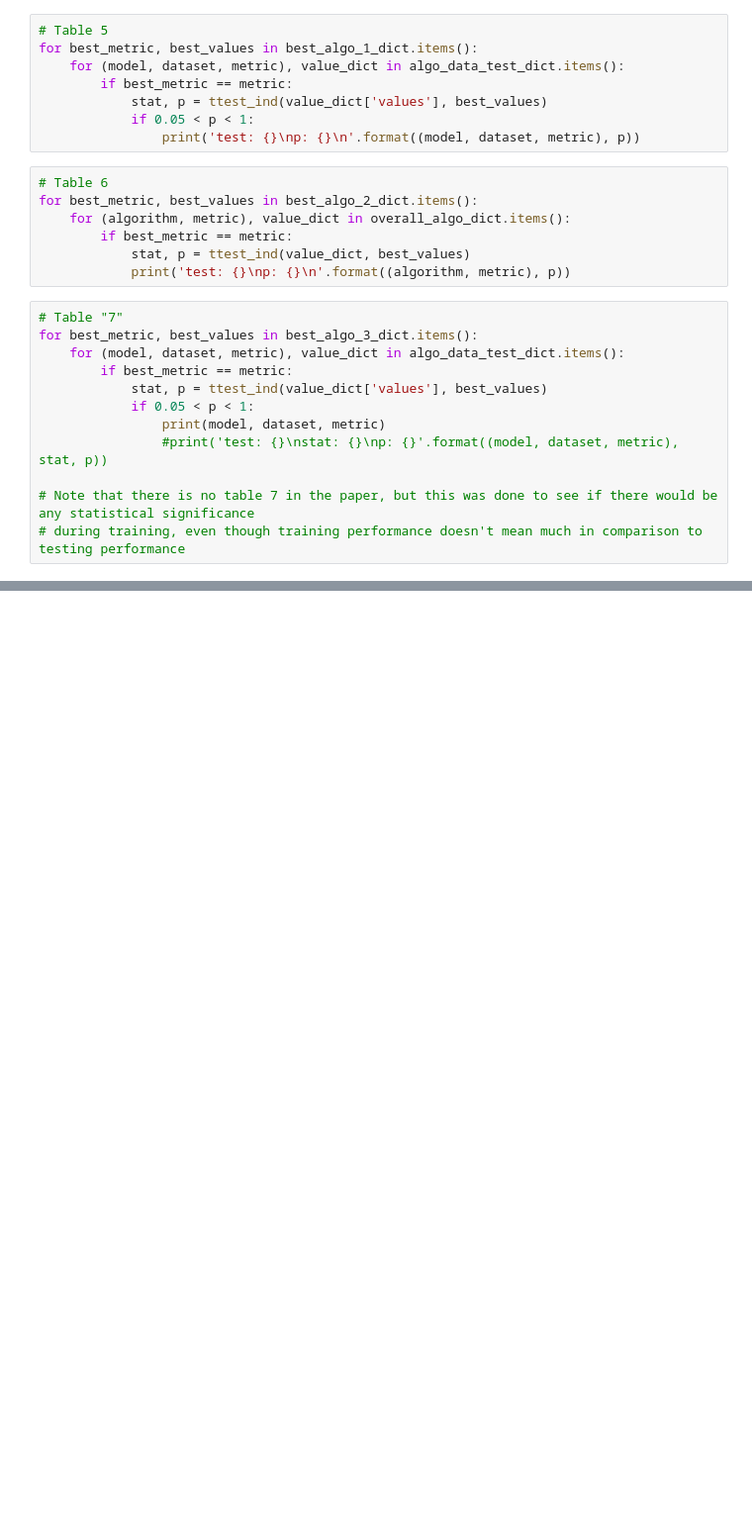
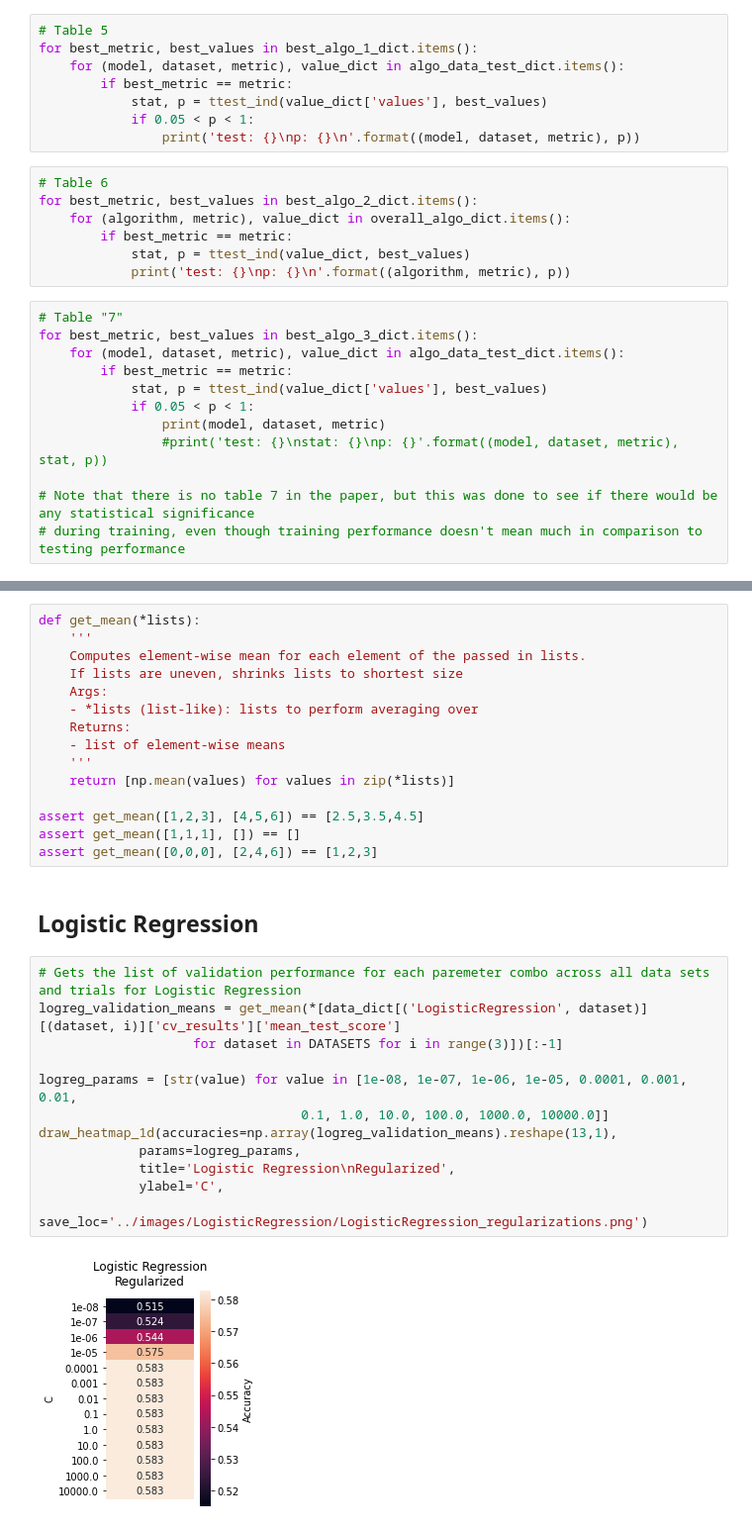
Before and after one commit to mlmabie/classifiercomparison, a Jupyter notebook: src/analysis.ipynb, the cells around one changed output, grey strips where cells are left out. Shown at 99% size. Drawn from its saved outputs; the diff is of its cells as text; blank space fills up the shorter version.

Commit message:
add heatmaps

```diff
--- a/src/analysis.ipynb
+++ b/src/analysis.ipynb
@@ -174,0 +241,31 @@ for best_metric, best_values in best_algo_3_dict.items():
+# %%
+def get_mean(*lists):
+    '''
+    Computes element-wise mean for each element of the passed in lists.
+    If lists are uneven, shrinks lists to shortest size
+    Args:
+    - *lists (list-like): lists to perform averaging over
+    Returns:
+    - list of element-wise means
+    '''
+    return [np.mean(values) for values in zip(*lists)]
+
+assert get_mean([1,2,3], [4,5,6]) == [2.5,3.5,4.5]
+assert get_mean([1,1,1], []) == []
+assert get_mean([0,0,0], [2,4,6]) == [1,2,3]
+# %% [markdown]
+## Logistic Regression
+# %%
+# Gets the list of validation performance for each paremeter combo across all data sets and trials for Logistic Regression
+logreg_validation_means = get_mean(*[data_dict[('LogisticRegression', dataset)][(dataset, i)]['cv_results']['mean_test_score']
+                    for dataset in DATASETS for i in range(3)])[:-1]
+
+logreg_params = [str(value) for value in [1e-08, 1e-07, 1e-06, 1e-05, 0.0001, 0.001, 0.01,
+                                  0.1, 1.0, 10.0, 100.0, 1000.0, 10000.0]]
+draw_heatmap_1d(accuracies=np.array(logreg_validation_means).reshape(13,1),
+             params=logreg_params,
+             title='Logistic Regression\nRegularized',
+             ylabel='C',
+             save_loc='../images/LogisticRegression/LogisticRegression_regularizations.png')
+# %% [output]
+[figure, added]
```
Also changed, not shown: parts of 14 cells of this notebook.
